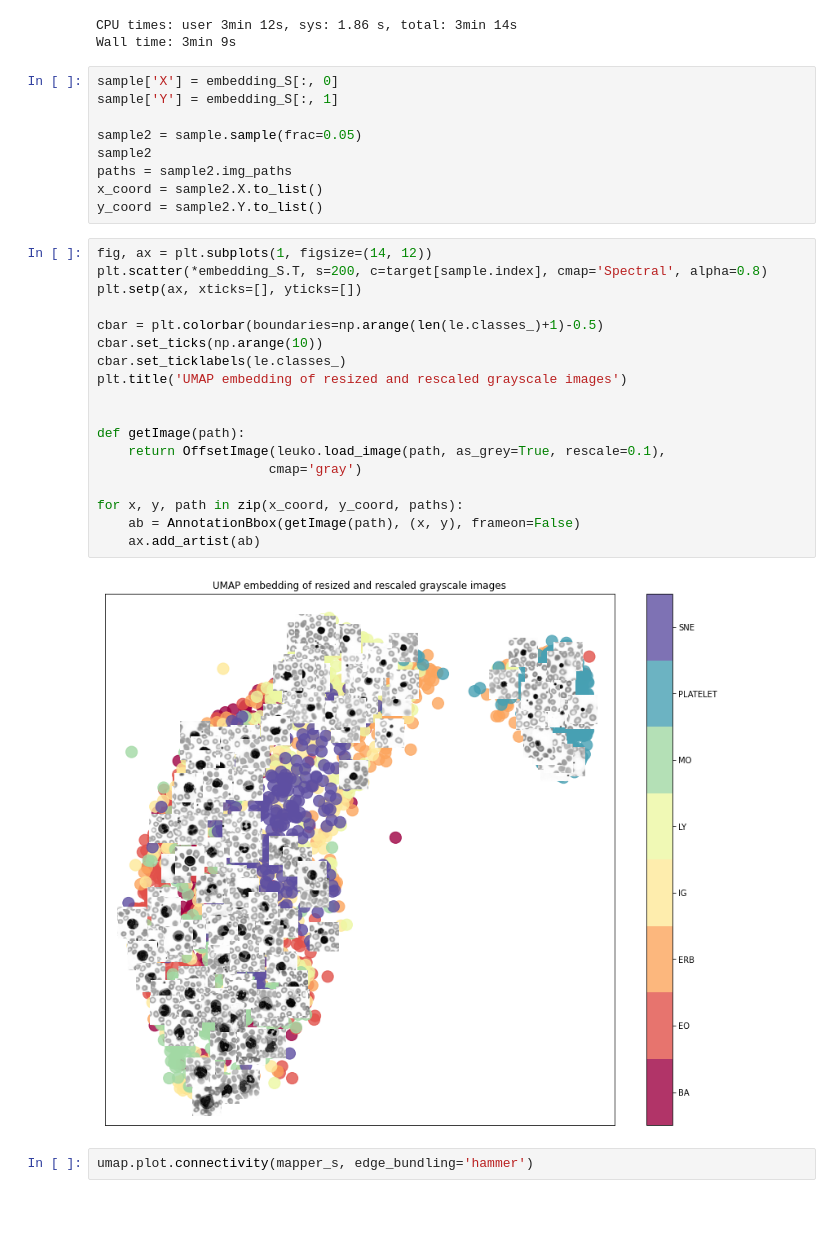
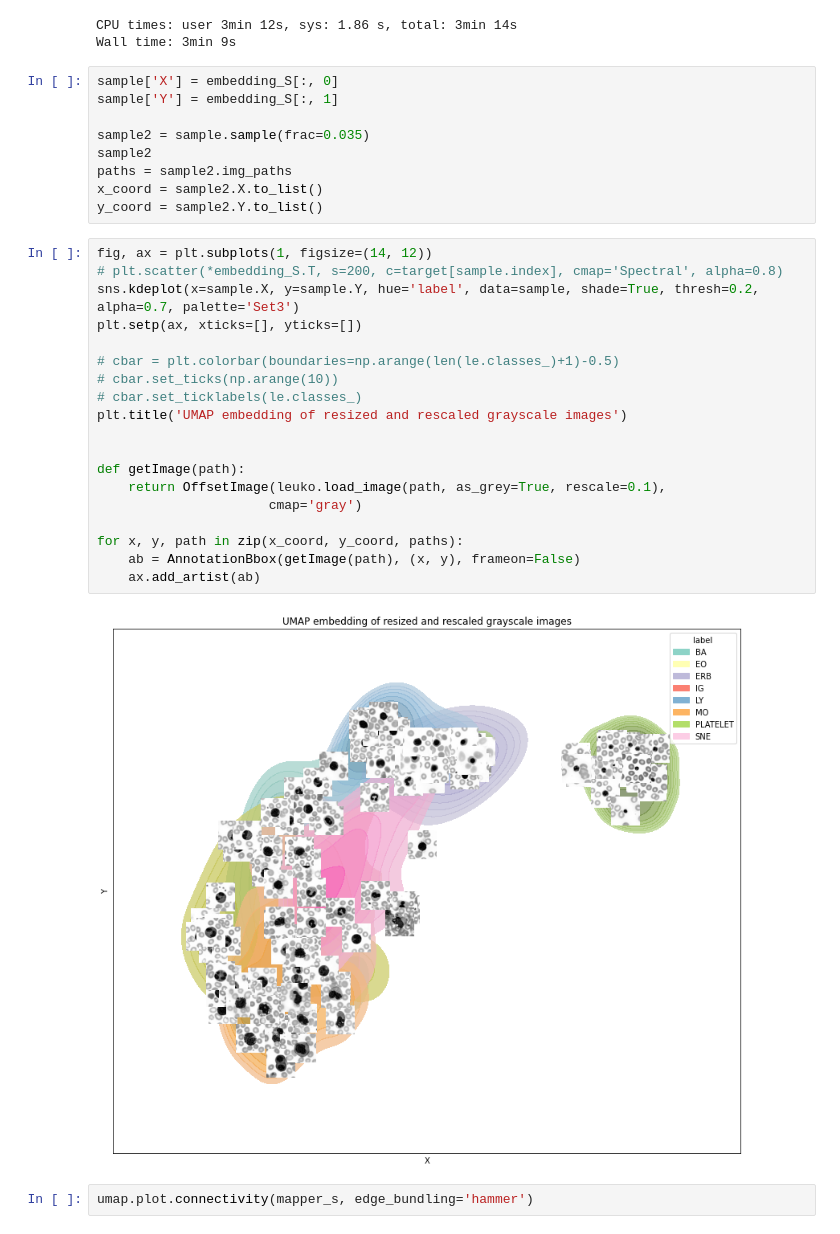
Before and after one commit to Marie-anneMawhin/Leukopy, a Jupyter notebook: notebooks/EDA/EDA_mean_gray_UMAP.ipynb, the cells around one changed output. Drawn from its saved outputs; the diff is of its cells as text.

Commit message:
modify plot

```diff
--- a/notebooks/EDA/EDA_mean_gray_UMAP.ipynb
+++ b/notebooks/EDA/EDA_mean_gray_UMAP.ipynb
@@ -123,31 +123,32 @@ Wall time: 3min 9s
 sample['X'] = embedding_S[:, 0]
 sample['Y'] = embedding_S[:, 1]
 
-sample2 = sample.sample(frac=0.05)
+sample2 = sample.sample(frac=0.035)
 sample2
 paths = sample2.img_paths
 x_coord = sample2.X.to_list()
 y_coord = sample2.Y.to_list()
 # %%
 fig, ax = plt.subplots(1, figsize=(14, 12))
-plt.scatter(*embedding_S.T, s=200, c=target[sample.index], cmap='Spectral', alpha=0.8)
+# plt.scatter(*embedding_S.T, s=200, c=target[sample.index], cmap='Spectral', alpha=0.8)
+sns.kdeplot(x=sample.X, y=sample.Y, hue='label', data=sample, shade=True, thresh=0.2, alpha=0.7, palette='Set3')
 plt.setp(ax, xticks=[], yticks=[])
 
-cbar = plt.colorbar(boundaries=np.arange(len(le.classes_)+1)-0.5)
-cbar.set_ticks(np.arange(10))
-cbar.set_ticklabels(le.classes_)
+# cbar = plt.colorbar(boundaries=np.arange(len(le.classes_)+1)-0.5)
+# cbar.set_ticks(np.arange(10))
+# cbar.set_ticklabels(le.classes_)
 plt.title('UMAP embedding of resized and rescaled grayscale images')
 
 
 def getImage(path):
     return OffsetImage(leuko.load_image(path, as_grey=True, rescale=0.1),
                       cmap='gray')
 
 for x, y, path in zip(x_coord, y_coord, paths):
     ab = AnnotationBbox(getImage(path), (x, y), frameon=False)
     ax.add_artist(ab)
 # %% [output]
-[figure, old version]
+[figure, new version]
 # %%
 umap.plot.connectivity(mapper_s, edge_bundling='hammer')
 # %% [output]
```
